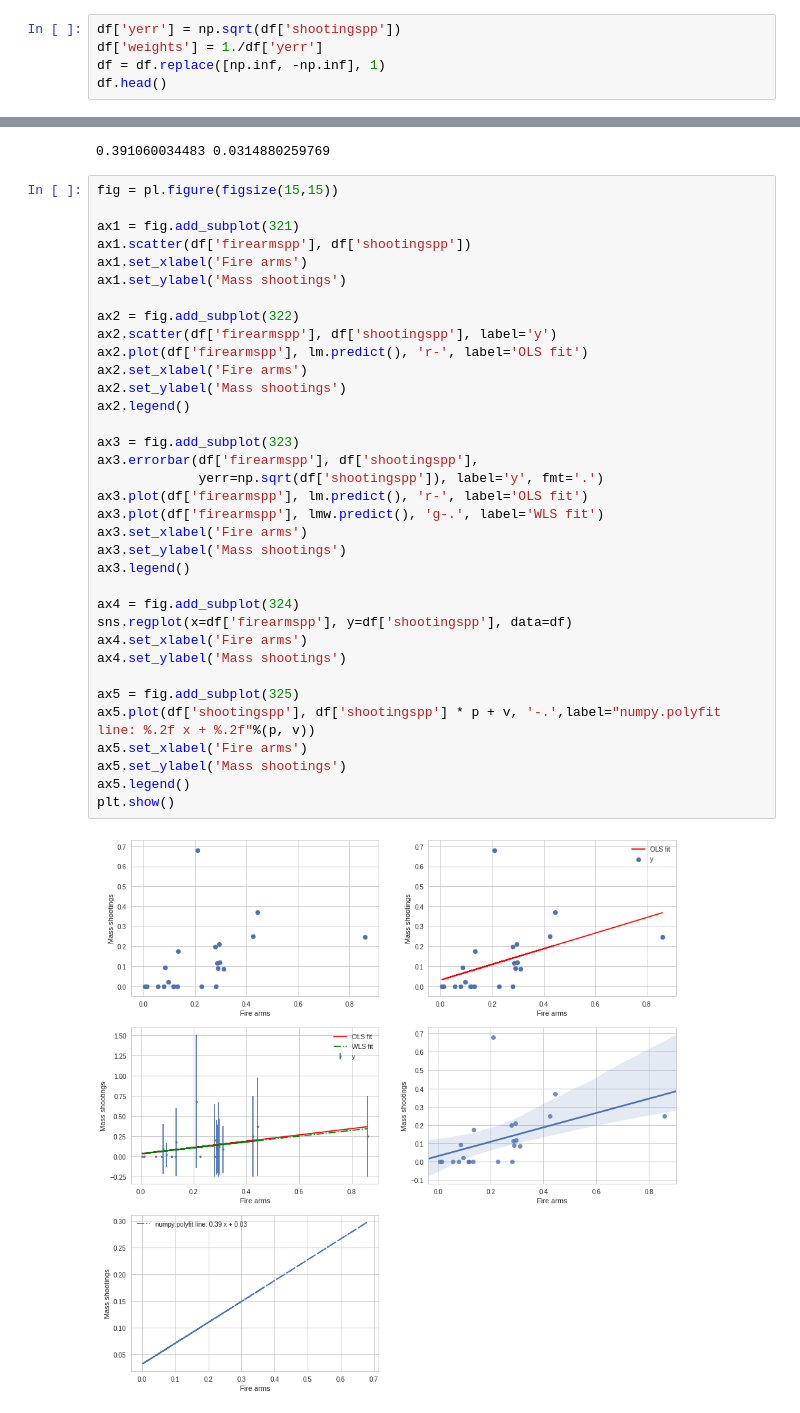
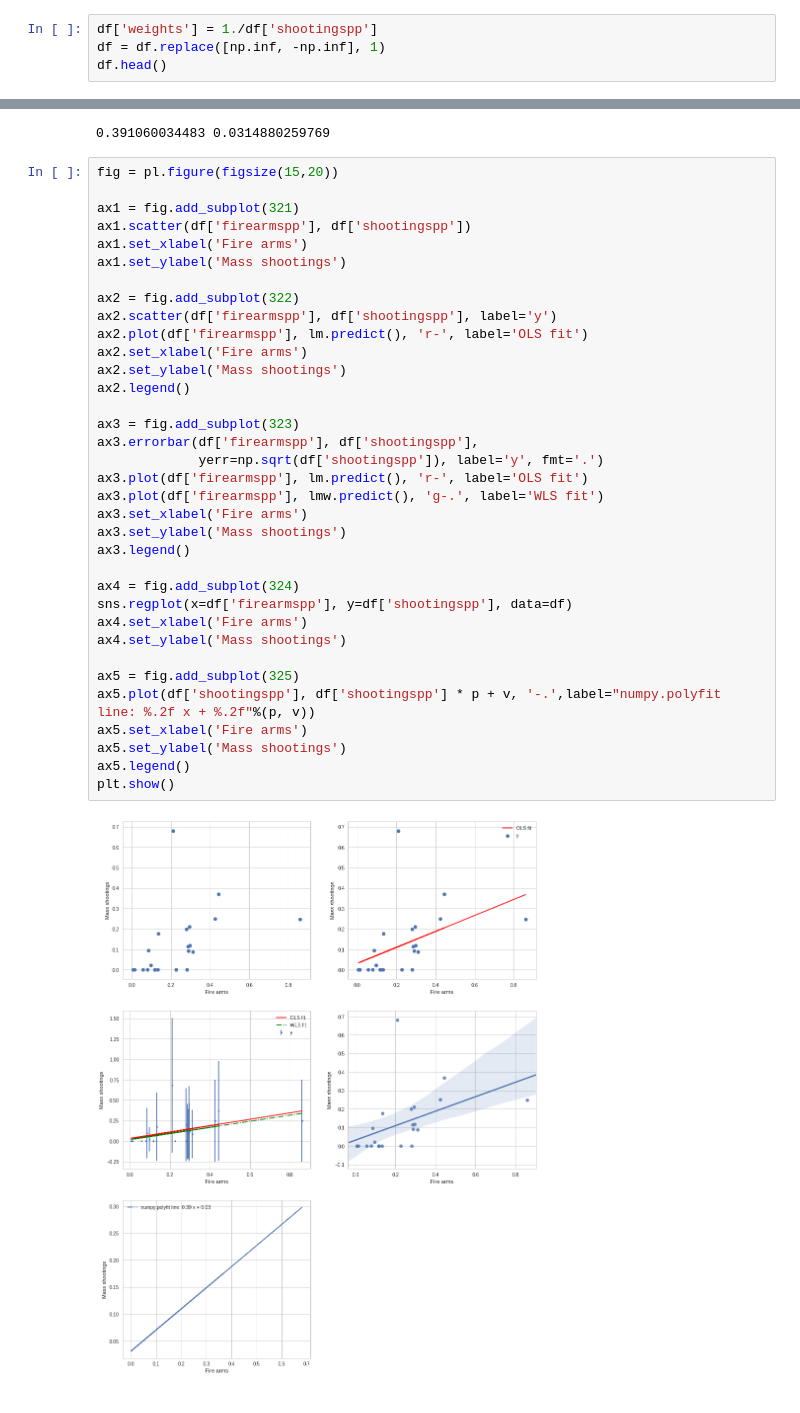
Before and after one commit to qiuyliu/PUI2017_uc288, a Jupyter notebook: HW5_uc288/Assignment3_uc288.ipynb, the cells around one changed output, grey strips where cells are left out. Cells and saved outputs as stored; diff of their text form.

```diff
--- a/HW5_uc288/Assignment3_uc288.ipynb
+++ b/HW5_uc288/Assignment3_uc288.ipynb
@@ -420,6 +426,5 @@ Since we did not discuss these, I will add some notes to the repo in the afterno
 # %%
-df['yerr'] = np.sqrt(df['shootingspp'])
-df['weights'] = 1./df['yerr']
+df['weights'] = 1./df['shootingspp']
 df = df.replace([np.inf, -np.inf], 1)
 df.head()
 # %% [output]
@@ -463,7 +468,7 @@ print(p, v)
 # %% [output]
 0.391060034483 0.0314880259769
 # %%
-fig = pl.figure(figsize(15,15))
+fig = pl.figure(figsize(15,20))
 
 ax1 = fig.add_subplot(321)
 ax1.scatter(df['firearmspp'], df['shootingspp'])
@@ -471,31 +476,31 @@ ax1.set_xlabel('Fire arms')
 ax1.set_ylabel('Mass shootings')
 
 ax2 = fig.add_subplot(322)
 ax2.scatter(df['firearmspp'], df['shootingspp'], label='y')
 ax2.plot(df['firearmspp'], lm.predict(), 'r-', label='OLS fit')
 ax2.set_xlabel('Fire arms')
 ax2.set_ylabel('Mass shootings')
 ax2.legend()
 
 ax3 = fig.add_subplot(323)
 ax3.errorbar(df['firearmspp'], df['shootingspp'],
              yerr=np.sqrt(df['shootingspp']), label='y', fmt='.')
 ax3.plot(df['firearmspp'], lm.predict(), 'r-', label='OLS fit')
 ax3.plot(df['firearmspp'], lmw.predict(), 'g-.', label='WLS fit')
 ax3.set_xlabel('Fire arms')
 ax3.set_ylabel('Mass shootings')
 ax3.legend()
 
 ax4 = fig.add_subplot(324)
 sns.regplot(x=df['firearmspp'], y=df['shootingspp'], data=df)
 ax4.set_xlabel('Fire arms')
 ax4.set_ylabel('Mass shootings')
 
 ax5 = fig.add_subplot(325)
 ax5.plot(df['shootingspp'], df['shootingspp'] * p + v, '-.',label="numpy.polyfit line: %.2f x + %.2f"%(p, v))
 ax5.set_xlabel('Fire arms')
 ax5.set_ylabel('Mass shootings')
 ax5.legend()
 plt.show()
 # %% [output]
-[figure, old version]
+[figure, new version]
```
Also changed, not shown: parts of 8 cells of this notebook, 1 other file.
